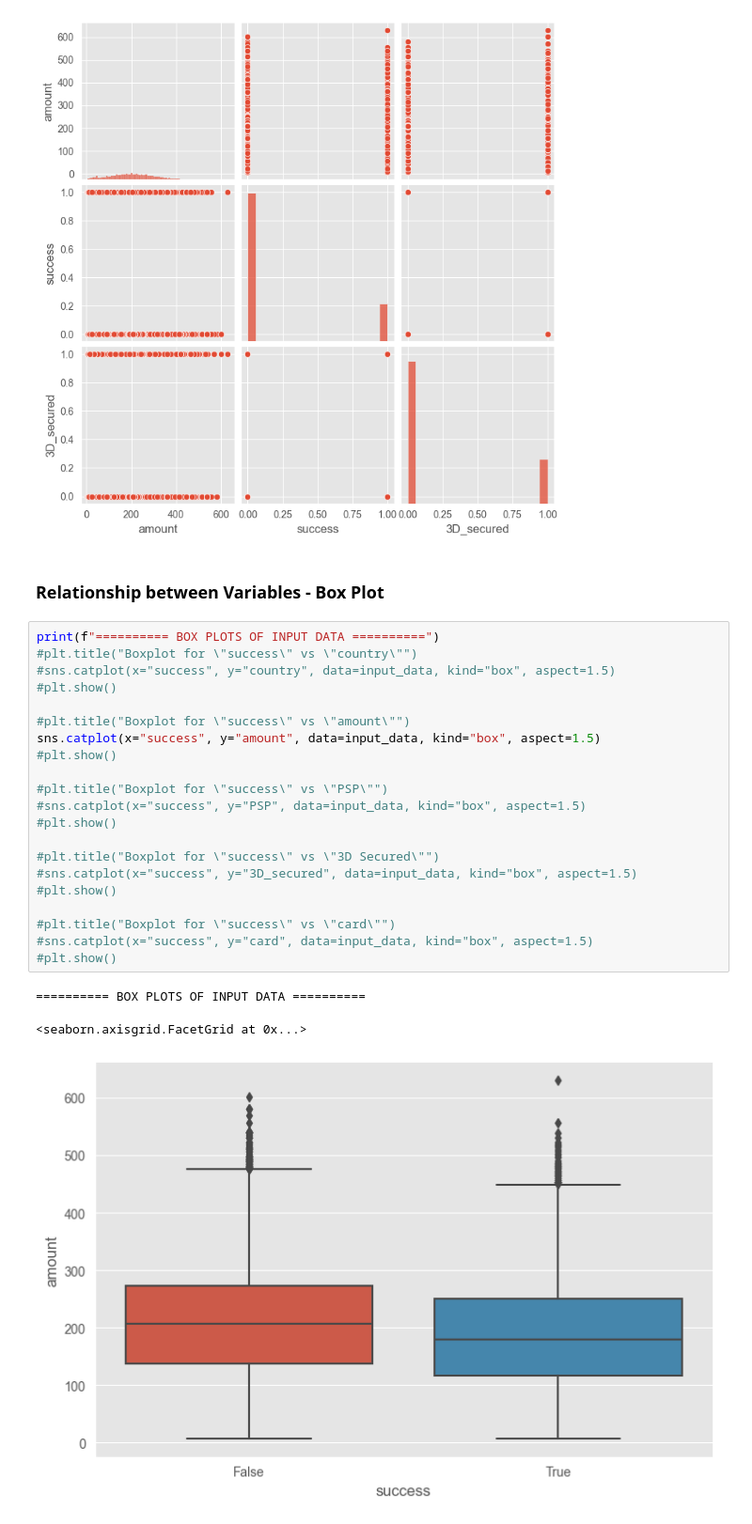
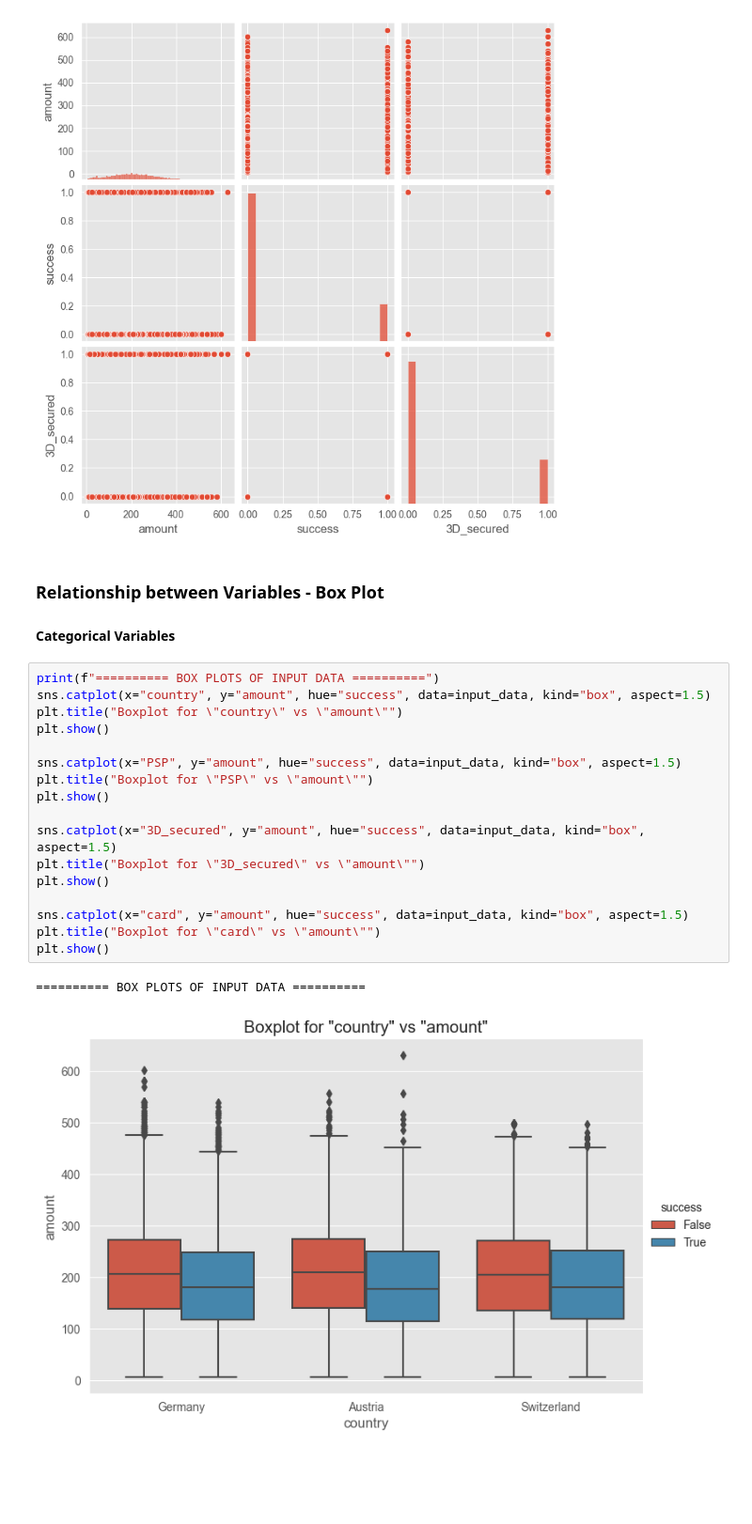
Before and after one commit to fxwest/DLMDWME01_Fallstudie, a Jupyter notebook: notebooks/01-wef-data-analysis.ipynb, the cells around one changed output. Shown at 94% size. Saved outputs shown, nothing was run; the diff lists cells and outputs as text; blank space fills up the shorter version.

Commit message:
Added Plots to analyze relation between categorical variables and success rate.

```diff
--- a/notebooks/01-wef-data-analysis.ipynb
+++ b/notebooks/01-wef-data-analysis.ipynb
@@ -160,28 +162,24 @@ sns.pairplot(input_data)
 [figure]
 # %% [markdown]
 ### Relationship between Variables - Box Plot
+#### Categorical Variables
 # %%
 print(f"========== BOX PLOTS OF INPUT DATA ==========")
-#plt.title("Boxplot for \"success\" vs \"country\"")
-#sns.catplot(x="success", y="country", data=input_data, kind="box", aspect=1.5)
-#plt.show()
+sns.catplot(x="country", y="amount", hue="success", data=input_data, kind="box", aspect=1.5)
+plt.title("Boxplot for \"country\" vs \"amount\"")
+plt.show()
 
-#plt.title("Boxplot for \"success\" vs \"amount\"")
-sns.catplot(x="success", y="amount", data=input_data, kind="box", aspect=1.5)
-#plt.show()
+sns.catplot(x="PSP", y="amount", hue="success", data=input_data, kind="box", aspect=1.5)
+plt.title("Boxplot for \"PSP\" vs \"amount\"")
+plt.show()
 
-#plt.title("Boxplot for \"success\" vs \"PSP\"")
-#sns.catplot(x="success", y="PSP", data=input_data, kind="box", aspect=1.5)
-#plt.show()
+sns.catplot(x="3D_secured", y="amount", hue="success", data=input_data, kind="box", aspect=1.5)
+plt.title("Boxplot for \"3D_secured\" vs \"amount\"")
+plt.show()
 
-#plt.title("Boxplot for \"success\" vs \"3D Secured\"")
-#sns.catplot(x="success", y="3D_secured", data=input_data, kind="box", aspect=1.5)
-#plt.show()
-
-#plt.title("Boxplot for \"success\" vs \"card\"")
-#sns.catplot(x="success", y="card", data=input_data, kind="box", aspect=1.5)
-#plt.show()
+sns.catplot(x="card", y="amount", hue="success", data=input_data, kind="box", aspect=1.5)
+plt.title("Boxplot for \"card\" vs \"amount\"")
+plt.show()
 # %% [output]
 ========== BOX PLOTS OF INPUT DATA ==========
-<seaborn.axisgrid.FacetGrid at 0x...>
-[figure, old version]
+[figure, new version]
```
Also changed, not shown: parts of 5 cells of this notebook.
